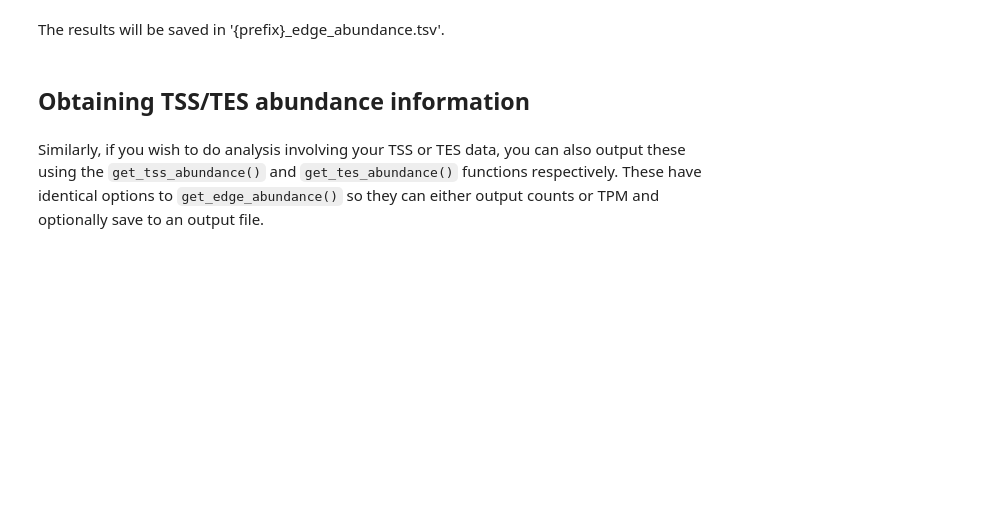
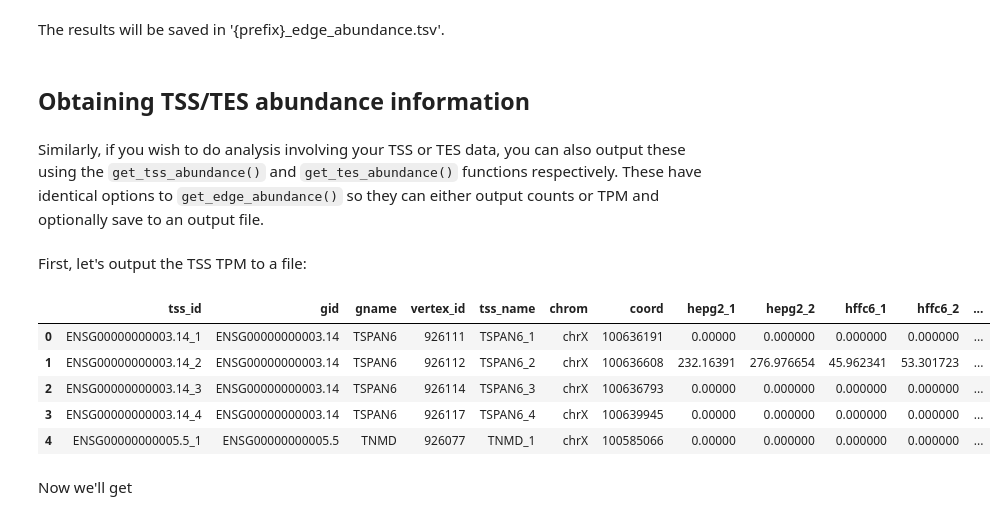
Before and after one commit to mortazavilab/swan_vis, a Jupyter notebook: faqs/utilities.ipynb, the cells around one changed output. Drawn from its saved outputs; the diff is of its cells as text; code cells hidden in the pictures; blank space fills up the shorter version.

```diff
--- a/faqs/utilities.ipynb
+++ b/faqs/utilities.ipynb
@@ -177,3 +177,17 @@ The results will be saved in '{prefix}_edge_abundance.tsv'.
 ##  <a name="end_ab"></a>Obtaining TSS/TES abundance information
 # %% [markdown]
 Similarly, if you wish to do analysis involving your TSS or TES data, you can also output these using the `get_tss_abundance()` and `get_tes_abundance()` functions respectively. These have identical options to `get_edge_abundance()` so they can either output counts or TPM and optionally save to an output file.
+# %% [markdown]
+First, let's output the TSS TPM to a file:
+# %%
+df = sg.get_tss_abundance(kind='tpm', prefix='test')
+df.head()
+# %% [output]
+|  | tss_id | gid | gname | vertex_id | tss_name | chrom | coord | hepg2_1 | hepg2_2 | hffc6_1 | hffc6_2 | ... |
+| 0 | ENSG00000000003.14_1 | ENSG00000000003.14 | TSPAN6 | 926111 | TSPAN6_1 | chrX | 100636191 | 0.00000 | 0.000000 | 0.000000 | 0.000000 | ... |
+| 1 | ENSG00000000003.14_2 | ENSG00000000003.14 | TSPAN6 | 926112 | TSPAN6_2 | chrX | 100636608 | 232.16391 | 276.976654 | 45.962341 | 53.301723 | ... |
+| 2 | ENSG00000000003.14_3 | ENSG00000000003.14 | TSPAN6 | 926114 | TSPAN6_3 | chrX | 100636793 | 0.00000 | 0.000000 | 0.000000 | 0.000000 | ... |
+| 3 | ENSG00000000003.14_4 | ENSG00000000003.14 | TSPAN6 | 926117 | TSPAN6_4 | chrX | 100639945 | 0.00000 | 0.000000 | 0.000000 | 0.000000 | ... |
+| 4 | ENSG00000000005.5_1 | ENSG00000000005.5 | TNMD | 926077 | TNMD_1 | chrX | 100585066 | 0.00000 | 0.000000 | 0.000000 | 0.000000 | ... |
+# %% [markdown]
+Now we'll get
```
Also changed, not shown: parts of 1 cell of this notebook.
